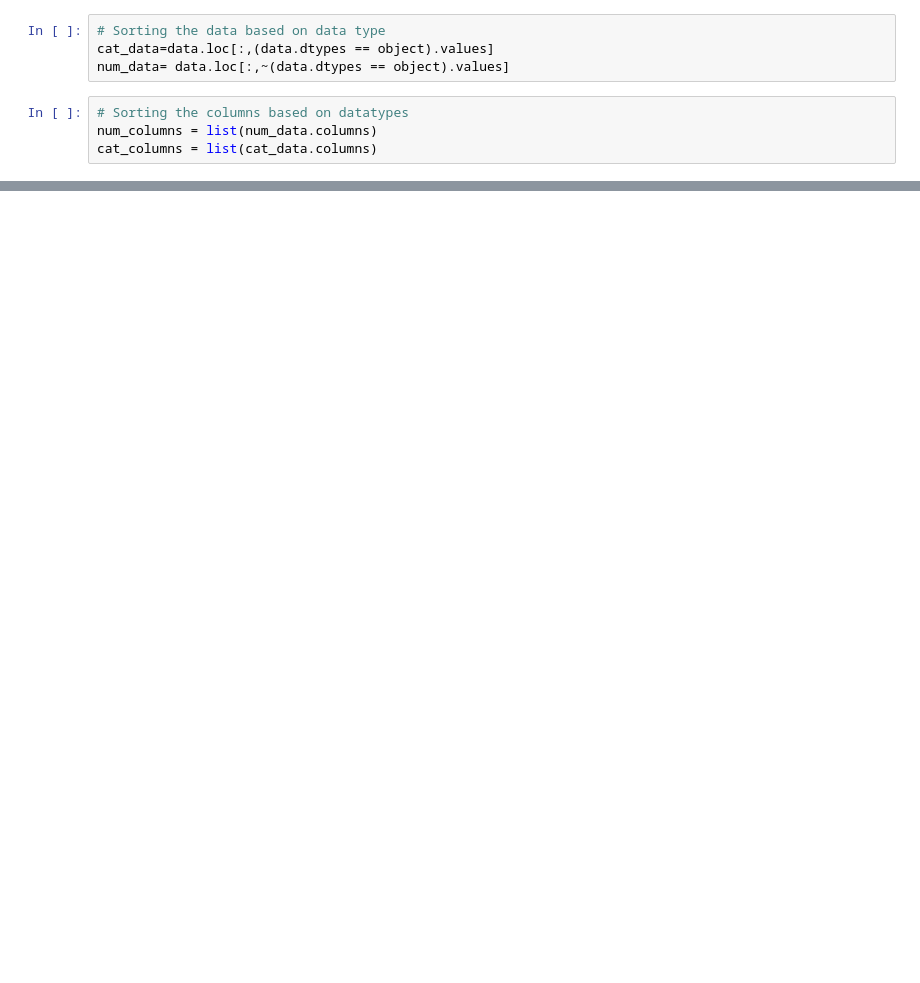
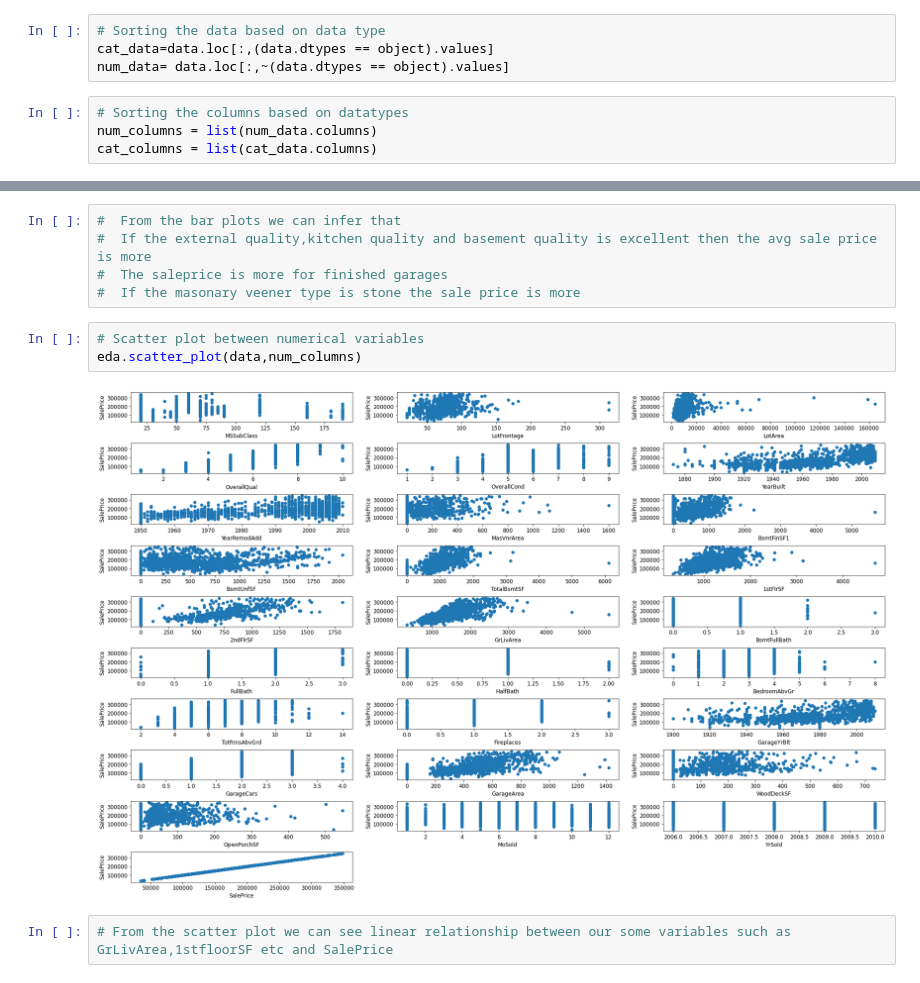
Before and after one commit to kvc0608/HousePricing, a Jupyter notebook: SurpriseHousing.ipynb, the cells around one changed output, grey strips where cells are left out. Cells and saved outputs as stored; diff of their text form; blank space fills up the shorter version.

```diff
--- a/SurpriseHousing.ipynb
+++ b/SurpriseHousing.ipynb
@@ -547,0 +211,12 @@ Calculating significance of coefficients
+# %%
+#  From the bar plots we can infer that
+#  If the external quality,kitchen quality and basement quality is excellent then the avg sale price is more
+#  The saleprice is more for finished garages
+#  If the masonary veener type is stone the sale price is more
+# %%
+# Scatter plot between numerical variables
+eda.scatter_plot(data,num_columns)
+# %% [output]
+[figure, added]
+# %%
+# From the scatter plot we can see linear relationship between our some variables such as GrLivArea,1stfloorSF etc and SalePrice
```
Also changed, not shown: parts of 62 cells of this notebook.
